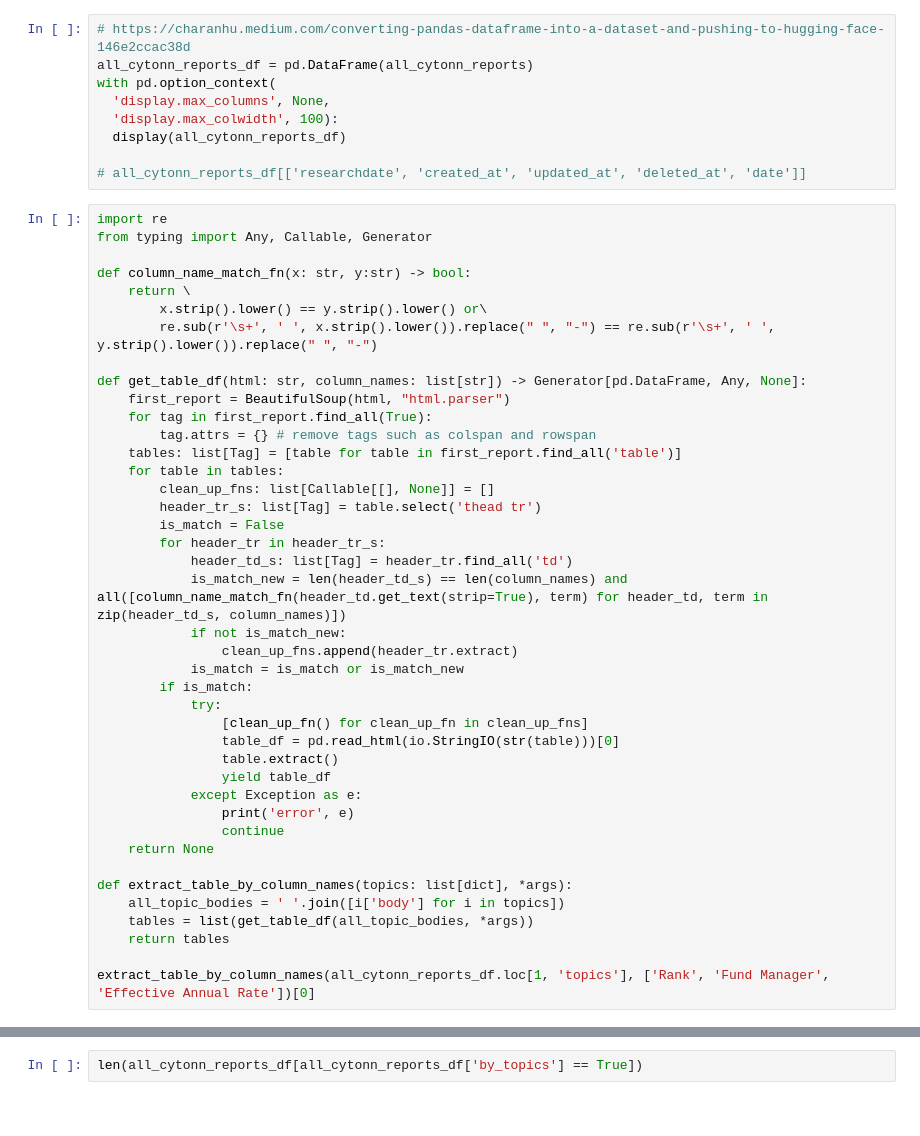
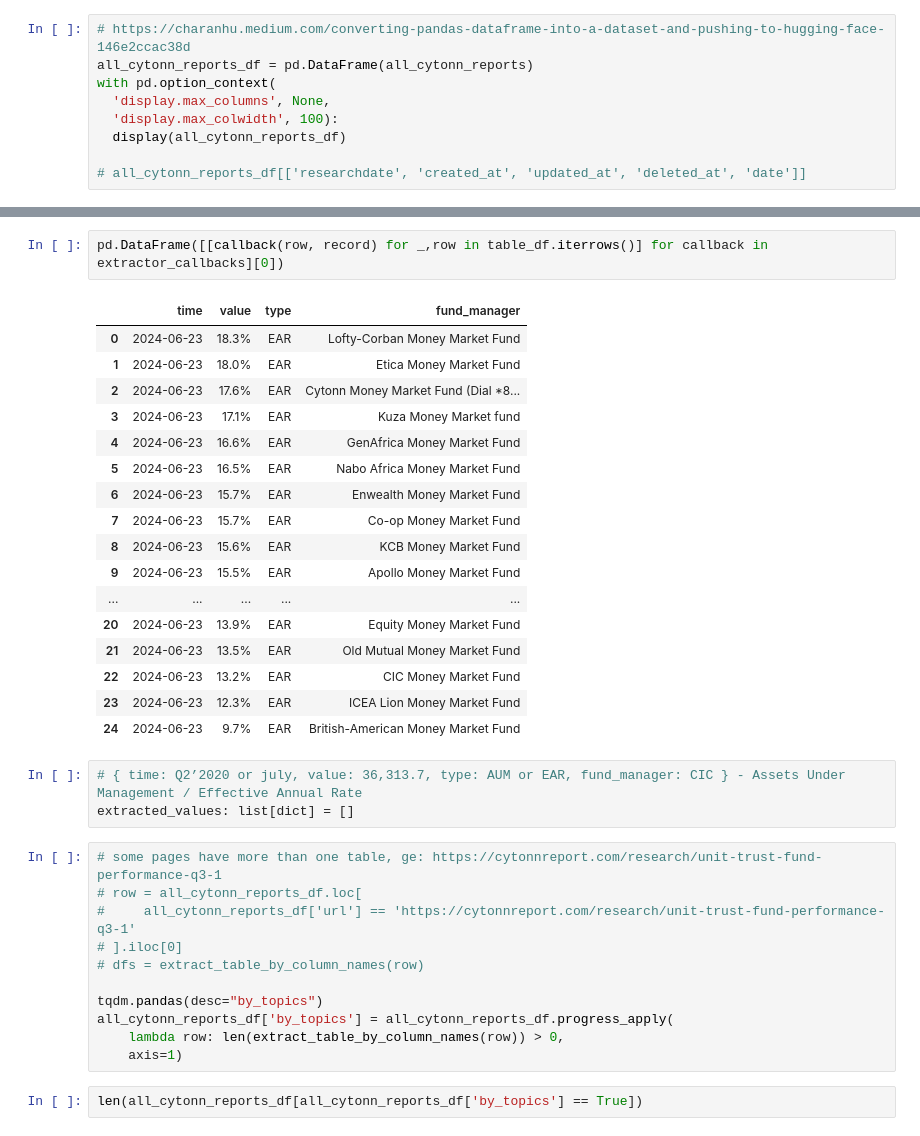
Before and after one commit to ToKnow-ai/ToKnow-ai.github.io, a Jupyter notebook: posts/kenya-unit-trusts-money-market-funds-analysis/index.ipynb, the cells around one changed output, grey strips where cells are left out. Cells and saved outputs as stored; diff of their text form.

Commit message:
record

```diff
--- a/posts/kenya-unit-trusts-money-market-funds-analysis/index.ipynb
+++ b/posts/kenya-unit-trusts-money-market-funds-analysis/index.ipynb
@@ -256,45 +256,4 @@ with pd.option_context(
   display(all_cytonn_reports_df)
 
 # all_cytonn_reports_df[['researchdate', 'created_at', 'updated_at', 'deleted_at', 'date']]
-# %%
-import re
-from typing import Any, Callable, Generator
-
-def column_name_match_fn(x: str, y:str) -> bool:
-    return \
-        x.strip().lower() == y.strip().lower() or\
-        re.sub(r'\s+', ' ', x.strip().lower()).replace(" ", "-") == re.sub(r'\s+', ' ', y.strip().lower()).replace(" ", "-")
-
-def get_table_df(html: str, column_names: list[str]) -> Generator[pd.DataFrame, Any, None]:
-    first_report = BeautifulSoup(html, "html.parser")
-    for tag in first_report.find_all(True):
-        tag.attrs = {} # remove tags such as colspan and rowspan
-    tables: list[Tag] = [table for table in first_report.find_all('table')]
-    for table in tables:
-        clean_up_fns: list[Callable[[], None]] = []
-        header_tr_s: list[Tag] = table.select('thead tr')
-        is_match = False
-        for header_tr in header_tr_s:
-            header_td_s: list[Tag] = header_tr.find_all('td')
-            is_match_new = len(header_td_s) == len(column_names) and all([column_name_match_fn(header_td.get_text(strip=True), term) for header_td, term in zip(header_td_s, column_names)])
-            if not is_match_new:
-                clean_up_fns.append(header_tr.extract)
-            is_match = is_match or is_match_new
-        if is_match:
-            try:
-                [clean_up_fn() for clean_up_fn in clean_up_fns]
-                table_df = pd.read_html(io.StringIO(str(table)))[0]
-                table.extract()
-                yield table_df
-            except Exception as e:
-                print('error', e)
-                continue
-    return None
-
-def extract_table_by_column_names(topics: list[dict], *args):
-    all_topic_bodies = ' '.join([i['body'] for i in topics])
-    tables = list(get_table_df(all_topic_bodies, *args))
-    return tables
-
-extract_table_by_column_names(all_cytonn_reports_df.loc[1, 'topics'], ['Rank', 'Fund Manager', 'Effective Annual Rate'])[0]
 # %%
@@ -334,3 +404,37 @@ all_cytonn_reports_df['by_topics'] = all_cytonn_reports_df.progress_apply(format
+# %%
+pd.DataFrame([[callback(row, record) for _,row in table_df.iterrows()] for callback in extractor_callbacks][0])
+# %% [output]
+|  | time | value | type | fund_manager |
+| 0 | 2024-06-23 | 18.3% | EAR | Lofty-Corban Money Market Fund |
+| 1 | 2024-06-23 | 18.0% | EAR | Etica Money Market Fund |
+| 2 | 2024-06-23 | 17.6% | EAR | Cytonn Money Market Fund (Dial *8... |
+| 3 | 2024-06-23 | 17.1% | EAR | Kuza Money Market fund |
+| 4 | 2024-06-23 | 16.6% | EAR | GenAfrica Money Market Fund |
+| 5 | 2024-06-23 | 16.5% | EAR | Nabo Africa Money Market Fund |
+| 6 | 2024-06-23 | 15.7% | EAR | Enwealth Money Market Fund |
+| 7 | 2024-06-23 | 15.7% | EAR | Co-op Money Market Fund |
+| 8 | 2024-06-23 | 15.6% | EAR | KCB Money Market Fund |
+| 9 | 2024-06-23 | 15.5% | EAR | Apollo Money Market Fund |
+| ... | ... | ... | ... | ... |
+| 20 | 2024-06-23 | 13.9% | EAR | Equity Money Market Fund |
+| 21 | 2024-06-23 | 13.5% | EAR | Old Mutual Money Market Fund |
+| 22 | 2024-06-23 | 13.2% | EAR | CIC Money Market Fund |
+| 23 | 2024-06-23 | 12.3% | EAR | ICEA Lion Money Market Fund |
+| 24 | 2024-06-23 | 9.7% | EAR | British-American Money Market Fund |
+# %%
+# { time: Q2’2020 or july, value: 36,313.7, type: AUM or EAR, fund_manager: CIC } - Assets Under Management / Effective Annual Rate
+extracted_values: list[dict] = []
+# %%
+# some pages have more than one table, ge: https://cytonnreport.com/research/unit-trust-fund-performance-q3-1
+# row = all_cytonn_reports_df.loc[
+#     all_cytonn_reports_df['url'] == 'https://cytonnreport.com/research/unit-trust-fund-performance-q3-1'
+# ].iloc[0]
+# dfs = extract_table_by_column_names(row)
+
+tqdm.pandas(desc="by_topics")
+all_cytonn_reports_df['by_topics'] = all_cytonn_reports_df.progress_apply(
+    lambda row: len(extract_table_by_column_names(row)) > 0,
+    axis=1)
 # %%
 len(all_cytonn_reports_df[all_cytonn_reports_df['by_topics'] == True])
 # %%
```
Also changed, not shown: parts of 8 cells of this notebook.
